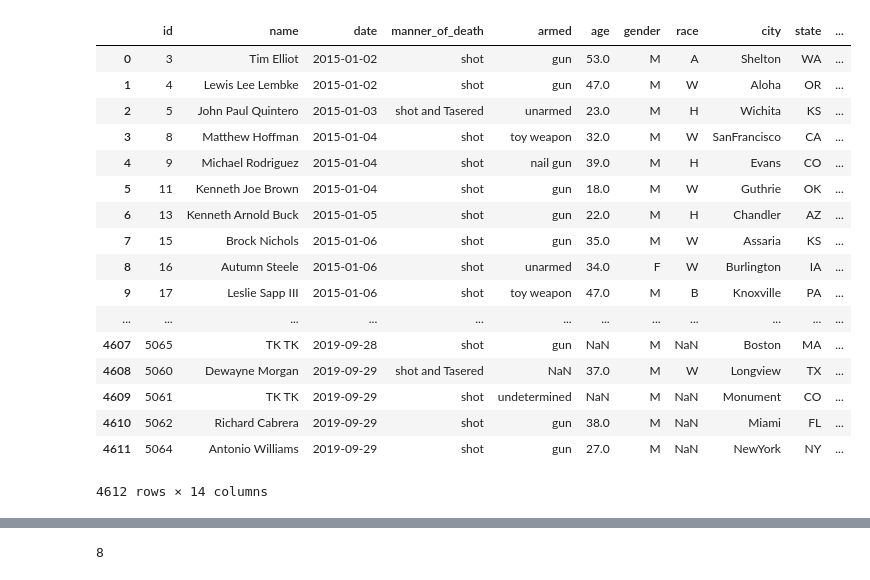
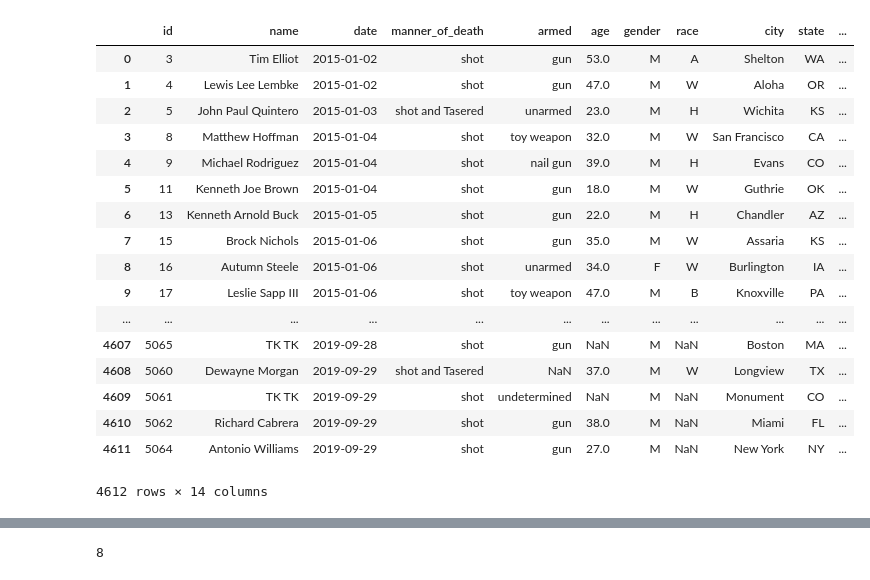
Before and after one commit to katherinegan/dssproject, a Jupyter notebook: Police_Shootings_with_Updated_List-official.ipynb, the cells around one changed output, grey strips where cells are left out. Drawn from its saved outputs; the diff is of its cells as text; code cells hidden in the pictures.

```diff
--- a/Police_Shootings_with_Updated_List-official.ipynb
+++ b/Police_Shootings_with_Updated_List-official.ipynb
@@ -4,15 +4,17 @@ import pandas as pd
 # %%
 police = pd.read_csv('fatal-police-shootings-data.csv')
 police['city'] = police['city'].str.replace(r' city', '') #removes anything with a lower-cased ' city', done to try to clean up data
-police['city'] = police['city'].str.lower() #makes everything lower case, done to try to clean up data
-police['city'] = police['city'].str.replace(r'\s', '')
+police['city'] = police['city'].str.replace(r'St ', 'St. ')
+police['city'] = police['city'].str.replace(r'\-.*', '')
+#police['city'] = police['city'].str.lower() #makes everything lower case, done to try to clean up data
+#police['city'] = police['city'].str.replace(r'\s', '')
 police
 # %% [output]
 |  | id | name | date | manner_of_death | armed | age | gender | race | city | state | ... |
 | 0 | 3 | Tim Elliot | 2015-01-02 | shot | gun | 53.0 | M | A | Shelton | WA | ... |
 | 1 | 4 | Lewis Lee Lembke | 2015-01-02 | shot | gun | 47.0 | M | W | Aloha | OR | ... |
 | 2 | 5 | John Paul Quintero | 2015-01-03 | shot and Tasered | unarmed | 23.0 | M | H | Wichita | KS | ... |
-| 3 | 8 | Matthew Hoffman | 2015-01-04 | shot | toy weapon | 32.0 | M | W | SanFrancisco | CA | ... |
+| 3 | 8 | Matthew Hoffman | 2015-01-04 | shot | toy weapon | 32.0 | M | W | San Francisco | CA | ... |
 | 4 | 9 | Michael Rodriguez | 2015-01-04 | shot | nail gun | 39.0 | M | H | Evans | CO | ... |
 | 5 | 11 | Kenneth Joe Brown | 2015-01-04 | shot | gun | 18.0 | M | W | Guthrie | OK | ... |
 | 6 | 13 | Kenneth Arnold Buck | 2015-01-05 | shot | gun | 22.0 | M | H | Chandler | AZ | ... |
@@ -24,7 +26,7 @@ police
 | 4608 | 5060 | Dewayne Morgan | 2019-09-29 | shot and Tasered | NaN | 37.0 | M | W | Longview | TX | ... |
 | 4609 | 5061 | TK TK | 2019-09-29 | shot | undetermined | NaN | M | NaN | Monument | CO | ... |
 | 4610 | 5062 | Richard Cabrera | 2019-09-29 | shot | gun | 38.0 | M | NaN | Miami | FL | ... |
-| 4611 | 5064 | Antonio Williams | 2019-09-29 | shot | gun | 27.0 | M | NaN | NewYork | NY | ... |
+| 4611 | 5064 | Antonio Williams | 2019-09-29 | shot | gun | 27.0 | M | NaN | New York | NY | ... |
 4612 rows × 14 columns
 # %%
 city_population = pd.read_csv('CityPopulation2000.csv', encoding = "ISO-8859-1")
```
Also changed, not shown: parts of 30 cells of this notebook.
